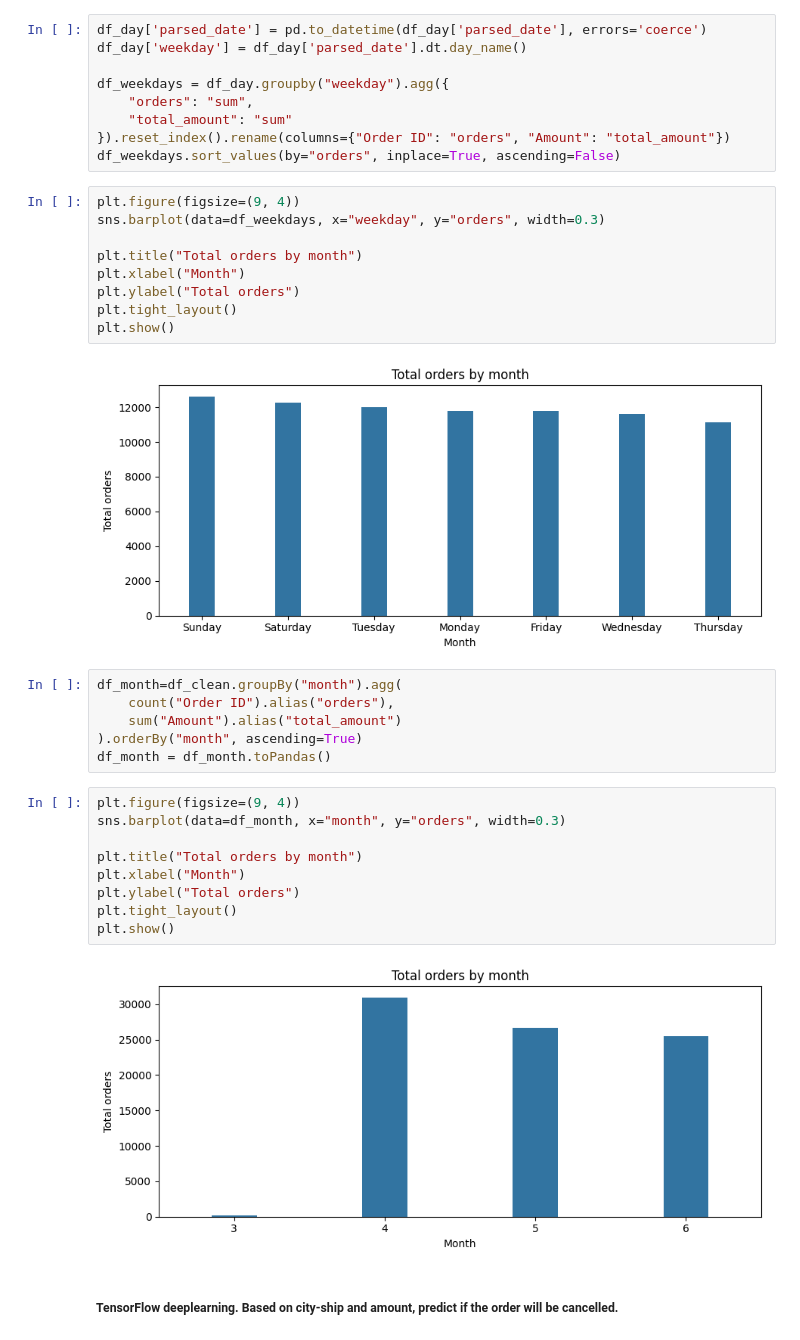
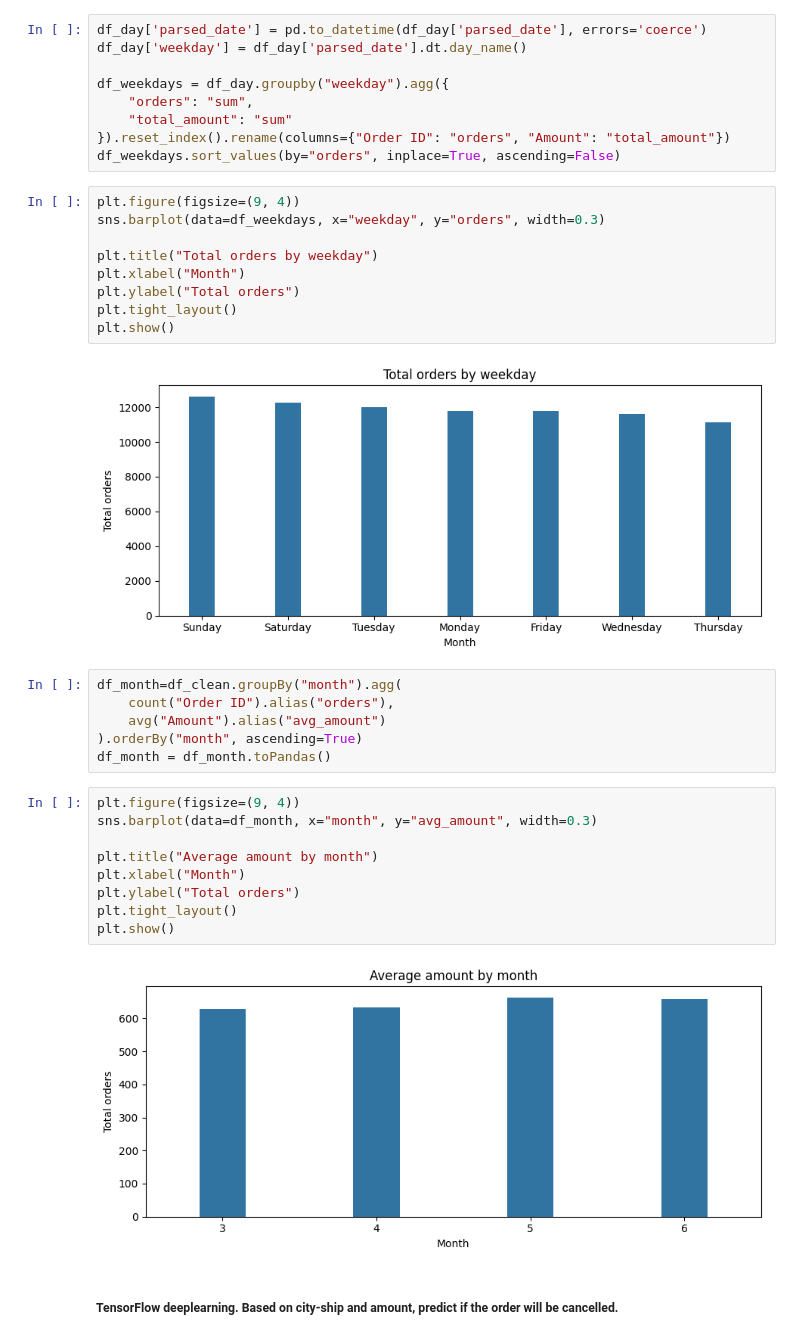
Before and after one commit to ChristianChimi/PySpark-Amazon-Analytics, a Jupyter notebook: Amazon.ipynb, the cells around one changed output. Drawn from its saved outputs; the diff is of its cells as text.

```diff
--- a/Amazon.ipynb
+++ b/Amazon.ipynb
@@ -89,30 +89,30 @@ df_weekdays.sort_values(by="orders", inplace=True, ascending=False)
 plt.figure(figsize=(9, 4))
 sns.barplot(data=df_weekdays, x="weekday", y="orders", width=0.3)
 
-plt.title("Total orders by month")
+plt.title("Total orders by weekday")
 plt.xlabel("Month")
 plt.ylabel("Total orders")
 plt.tight_layout()
 plt.show()
 # %% [output]
-[figure, old version]
+[figure, new version]
 # %%
 df_month=df_clean.groupBy("month").agg(
     count("Order ID").alias("orders"),
-    sum("Amount").alias("total_amount")
+    avg("Amount").alias("avg_amount")
 ).orderBy("month", ascending=True)
 df_month = df_month.toPandas()
 # %%
 plt.figure(figsize=(9, 4))
-sns.barplot(data=df_month, x="month", y="orders", width=0.3)
+sns.barplot(data=df_month, x="month", y="avg_amount", width=0.3)
 
-plt.title("Total orders by month")
+plt.title("Average amount by month")
 plt.xlabel("Month")
 plt.ylabel("Total orders")
 plt.tight_layout()
 plt.show()
 # %% [output]
-[figure, old version]
+[figure, new version]
 # %% [markdown]
 ##### TensorFlow deeplearning. Based on city-ship and amount, predict if the order will be cancelled.
 # %%
```
Also changed, not shown: parts of 1 cell of this notebook.
